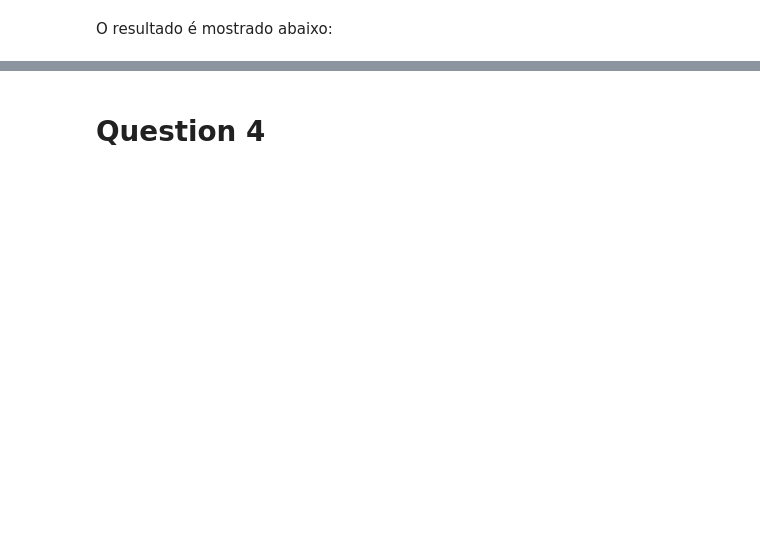
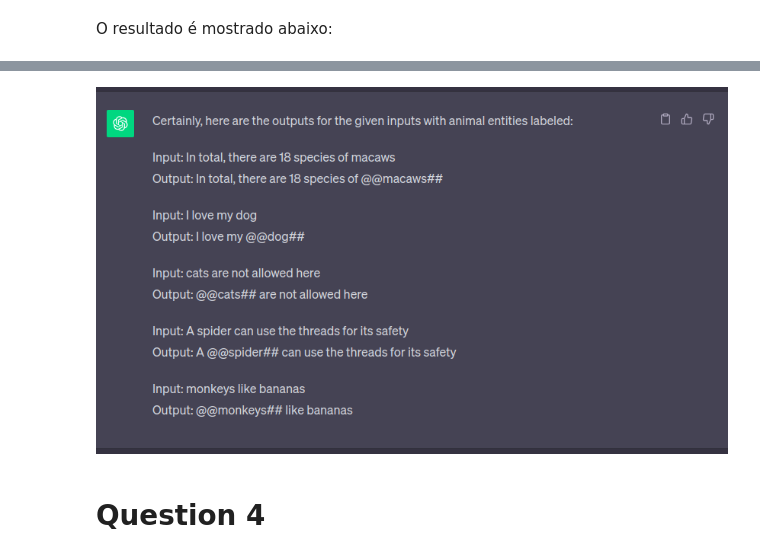
Before and after one commit to ghastcmd/natural-language-processing, a Jupyter notebook: list-4/code.ipynb, the cells around one changed output, grey strips where cells are left out. Saved outputs shown, nothing was run; the diff lists cells and outputs as text; code cells hidden in the pictures; blank space fills up the shorter version.

```diff
--- a/list-4/code.ipynb
+++ b/list-4/code.ipynb
@@ -214,2 +216,6 @@ O resultado é mostrado abaixo:
+# %%
+Image('../assets/2023-10-08_11-25_1.png')
+# %% [output]
+[figure, added]
 # %% [markdown]
 # Question 4
```
Also changed, not shown: parts of 4 cells of this notebook.
